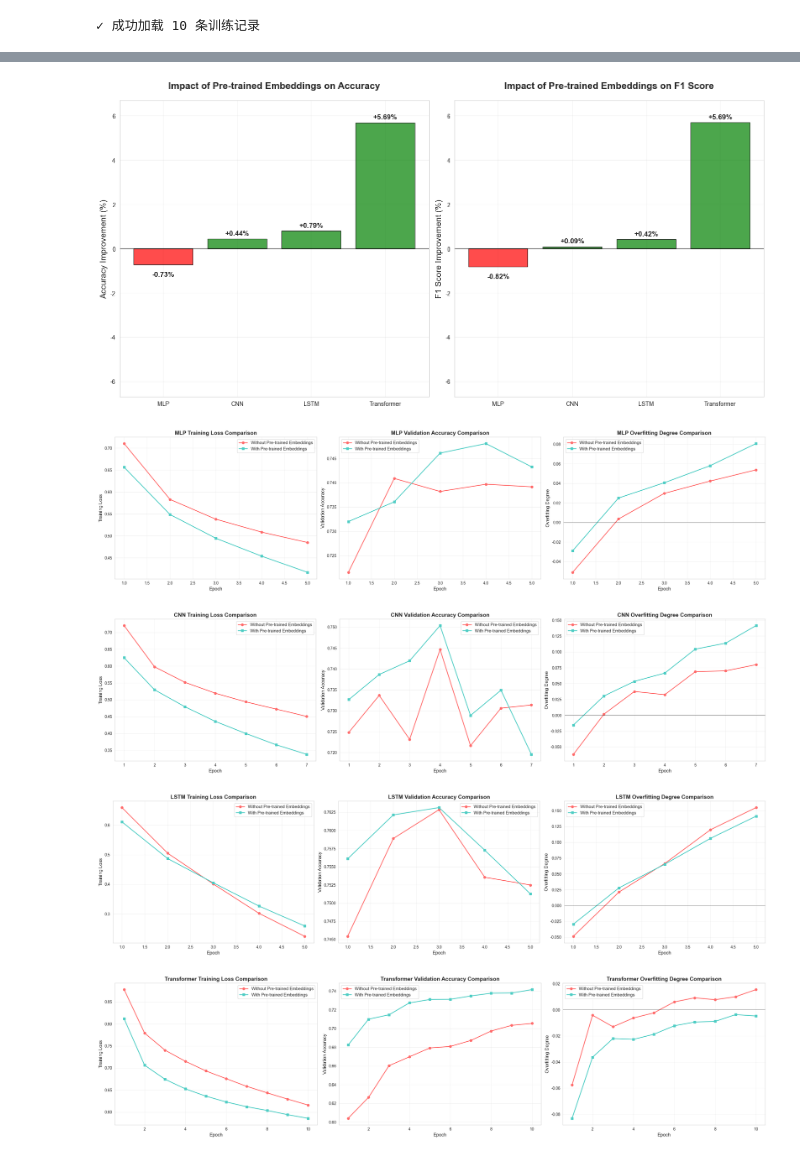
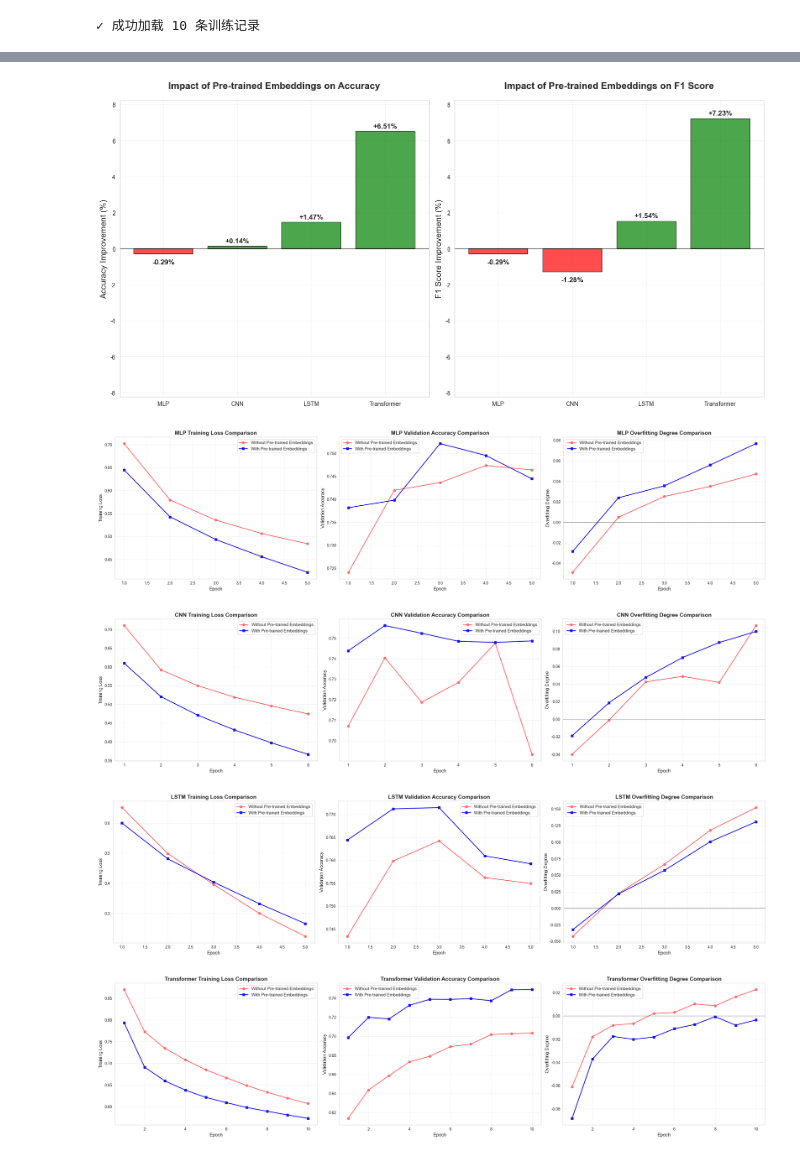
Before and after one commit to YoruRain/Sentiment-Classification-Based-on-Weibo-Texts, a Jupyter notebook: 08Comparison and Analysis.ipynb, the cells around one changed output, grey strips where cells are left out. Saved outputs shown, nothing was run; the diff lists cells and outputs as text; code cells hidden in the pictures.

```diff
--- a/08Comparison and Analysis.ipynb
+++ b/08Comparison and Analysis.ipynb
@@ -95,7 +95,7 @@ def analyze_training_records(save_path="results/model_training_results.json", sh
 
     return df
 # %%
-file_path = "results/model_training_results_test3.json"
+file_path = "results/model_training_results_final.json"
 
 results = load_training_results(file_path)
 # %% [output]
@@ -777,7 +772,7 @@ def plot_pretrained_impact(comparison_df):
 
 fig8 = plot_pretrained_impact(comparison_df)
 # %% [output]
-[figure, old version]
+[figure, new version]
 # %%
 # 4.3 训练过程对比分析
 def plot_training_comparison(baseline_results, pretrained_results):
@@ -823,7 +818,7 @@ def plot_training_comparison(baseline_results, pretrained_results):
             ax1.plot(epochs, baseline_train_loss, marker='o', label='Without Pre-trained Embeddings',
                     color='#FF6B6B', linewidth=2, markersize=6)
             ax1.plot(epochs, pretrained_train_loss, marker='s', label='With Pre-trained Embeddings',
-                    color='#4ECDC4', linewidth=2, markersize=6)
+                    color='#1915E9', linewidth=2, markersize=6)
 
             ax1.set_xlabel('Epoch', fontsize=12)
             ax1.set_ylabel('Training Loss', fontsize=12)
@@ -838,41 +833,41 @@ def plot_training_comparison(baseline_results, pretrained_results):
             ax2.plot(epochs, baseline_val_acc, marker='o', label='Without Pre-trained Embeddings',
                     color='#FF6B6B', linewidth=2, markersize=6)
             ax2.plot(epochs, pretrained_val_acc, marker='s', label='With Pre-trained Embeddings',
-                    color='#4ECDC4', linewidth=2, markersize=6)
+                    color='#1915E9', linewidth=2, markersize=6)
 
             ax2.set_xlabel('Epoch', fontsize=12)
             ax2.set_ylabel('Validation Accuracy', fontsize=12)
             ax2.set_title(f'{baseline_name} Validation Accuracy Comparison', fontsize=14, fontweight='bold')
             ax2.legend(fontsize=11)
             ax2.grid(True, alpha=0.3)
 
             # 过拟合程度对比
             baseline_train_acc = baseline_history['train_accuracies'][:common_epochs]
             baseline_overfitting = np.array(baseline_train_acc) - np.array(baseline_val_acc)
 
             pretrained_train_acc = pretrained_history['train_accuracies'][:common_epochs]
             pretrained_overfitting = np.array(pretrained_train_acc) - np.array(pretrained_val_acc)
 
             ax3.plot(epochs, baseline_overfitting, marker='o', label='Without Pre-trained Embeddings',
                     color='#FF6B6B', linewidth=2, markersize=6)
             ax3.plot(epochs, pretrained_overfitting, marker='s', label='With Pre-trained Embeddings',
-                    color='#4ECDC4', linewidth=2, markersize=6)
+                    color='#1915E9', linewidth=2, markersize=6)
 
             ax3.set_xlabel('Epoch', fontsize=12)
             ax3.set_ylabel('Overfitting Degree', fontsize=12)
             ax3.set_title(f'{baseline_name} Overfitting Degree Comparison', fontsize=14, fontweight='bold')
             ax3.legend(fontsize=11)
             ax3.grid(True, alpha=0.3)
             ax3.axhline(y=0, color='black', linestyle='-', alpha=0.3)
 
             plt.tight_layout()
             plt.show()
 
 # 绘制所有模型的训练过程对比
 plot_training_comparison(baseline_results, pretrained_results)
 # %% [output]
-[figure, old version]
+[figure, new version]
-[figure, old version]
+[figure, new version]
-[figure, old version]
+[figure, new version]
-[figure, old version]
+[figure, new version]
 # %% [markdown]
```
Also changed, not shown: parts of 18 cells of this notebook, 5 other files.
